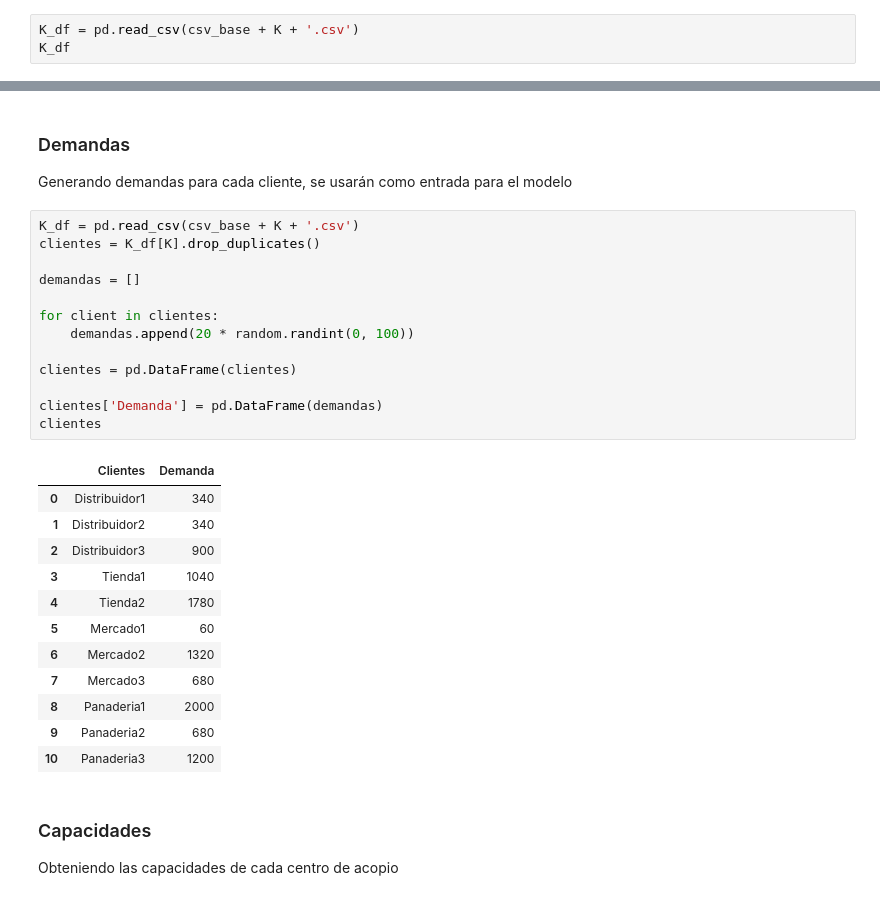
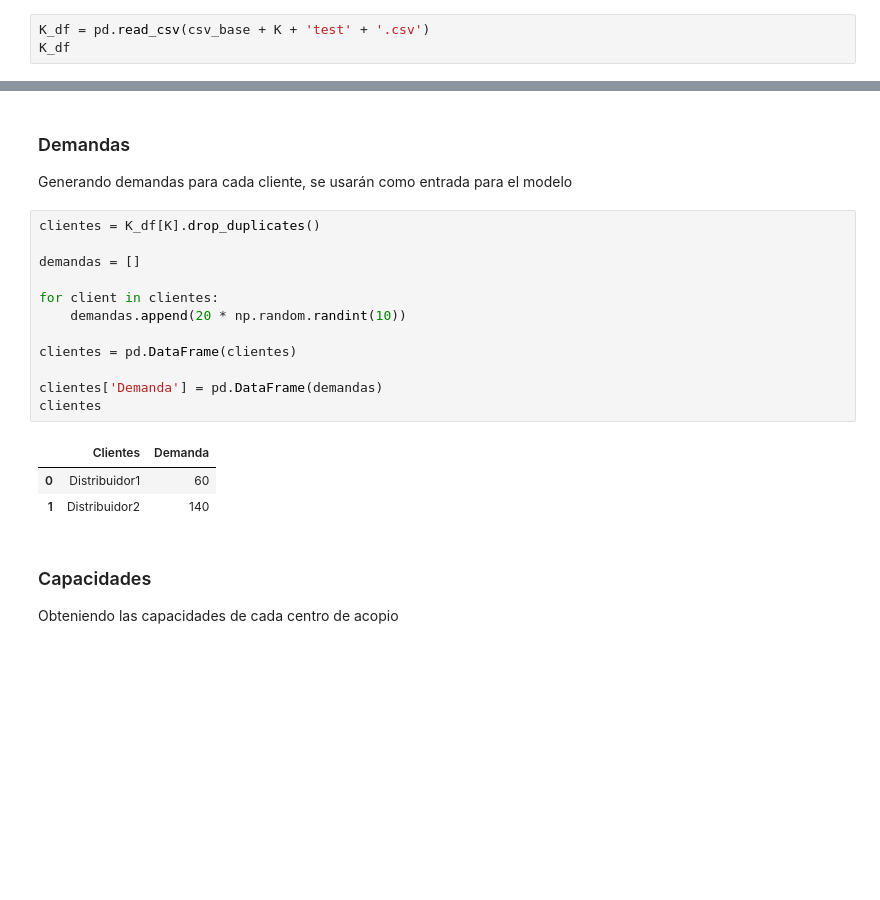
Before and after one commit to jefftorres/cheese, a Jupyter notebook: Queso.ipynb, the cells around one changed output, grey strips where cells are left out. Drawn from its saved outputs; the diff is of its cells as text; blank space fills up the shorter version.

```diff
--- a/Queso.ipynb
+++ b/Queso.ipynb
@@ -58,7 +58,7 @@ J_df
 # %% [markdown]
 ## Clientes
 # %%
-K_df = pd.read_csv(csv_base + K + '.csv')
+K_df = pd.read_csv(csv_base + K + 'test' + '.csv')
 K_df
 # %% [output]
 |  | Clientes |
@@ -100,31 +91,21 @@ Tomando demandas por cada centro de acopio, se definen distintos escenarios de p
 ### Demandas
 Generando demandas para cada cliente, se usarán como entrada para el modelo
 # %%
-K_df = pd.read_csv(csv_base + K + '.csv')
 clientes = K_df[K].drop_duplicates()
 
 demandas = []
 
 for client in clientes:
-    demandas.append(20 * random.randint(0, 100))
+    demandas.append(20 * np.random.randint(10))
 
 clientes = pd.DataFrame(clientes)
 
 clientes['Demanda'] = pd.DataFrame(demandas)
 clientes
 # %% [output]
 |  | Clientes | Demanda |
-| 0 | Distribuidor1 | 340 |
-| 1 | Distribuidor2 | 340 |
-| 2 | Distribuidor3 | 900 |
-| 3 | Tienda1 | 1040 |
-| 4 | Tienda2 | 1780 |
-| 5 | Mercado1 | 60 |
-| 6 | Mercado2 | 1320 |
-| 7 | Mercado3 | 680 |
-| 8 | Panaderia1 | 2000 |
-| 9 | Panaderia2 | 680 |
-| 10 | Panaderia3 | 1200 |
+| 0 | Distribuidor1 | 60 |
+| 1 | Distribuidor2 | 140 |
 # %% [markdown]
 ### Capacidades
 Obteniendo las capacidades de cada centro de acopio
```
Also changed, not shown: parts of 14 cells of this notebook, 6 other files.
